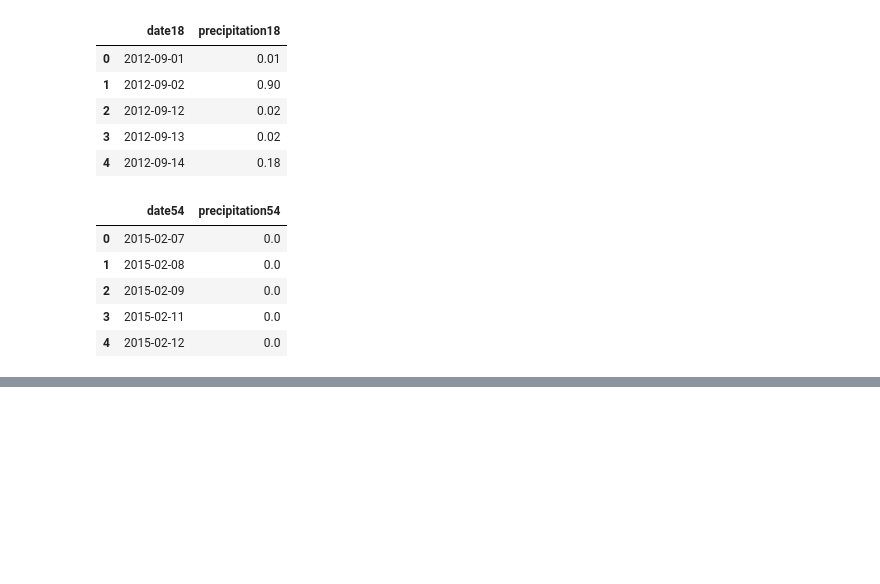
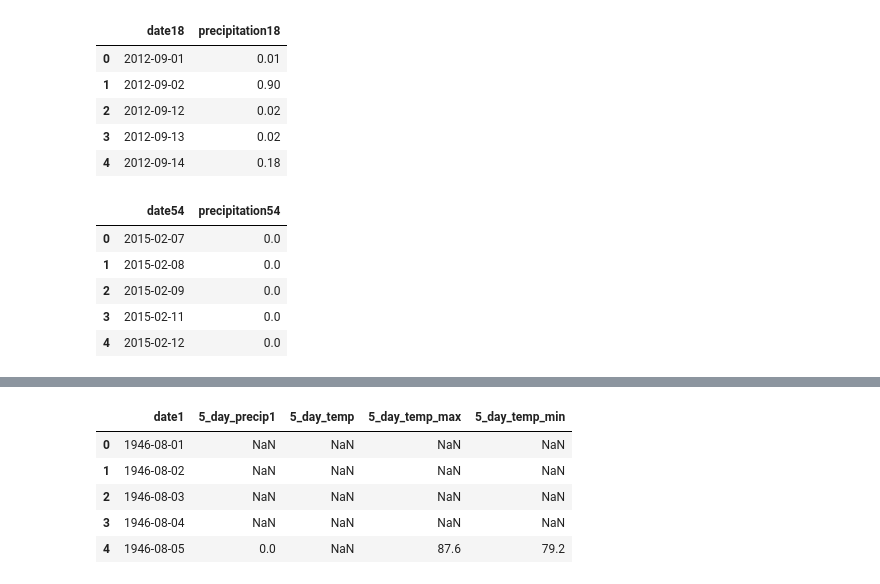
Before and after one commit to david-garza/enterococci_prediction_analysis, a Jupyter notebook: machine_learning/ml_classifier.ipynb, the cells around one changed output, grey strips where cells are left out. Saved outputs shown, nothing was run; the diff lists cells and outputs as text; code cells hidden in the pictures; blank space fills up the shorter version.

```diff
--- a/machine_learning/ml_classifier.ipynb
+++ b/machine_learning/ml_classifier.ipynb
@@ -82,0 +96,12 @@ wx54_df.head()
+# %%
+# Drop the redudant columns
+drop_columns = ["avg_temp1",	"max_temp1",	"min_temp1",	"precipitation1",	"snowfall1",	"snow_depth1"]
+wx1_df.drop(drop_columns,1,inplace=True)
+wx1_df.head()
+# %% [output]
+|  | date1 | 5_day_precip1 | 5_day_temp | 5_day_temp_max | 5_day_temp_min |
+| 0 | 1946-08-01 | NaN | NaN | NaN | NaN |
+| 1 | 1946-08-02 | NaN | NaN | NaN | NaN |
+| 2 | 1946-08-03 | NaN | NaN | NaN | NaN |
+| 3 | 1946-08-04 | NaN | NaN | NaN | NaN |
+| 4 | 1946-08-05 | 0.0 | NaN | 87.6 | 79.2 |
```
Also changed, not shown: parts of 8 cells of this notebook.
